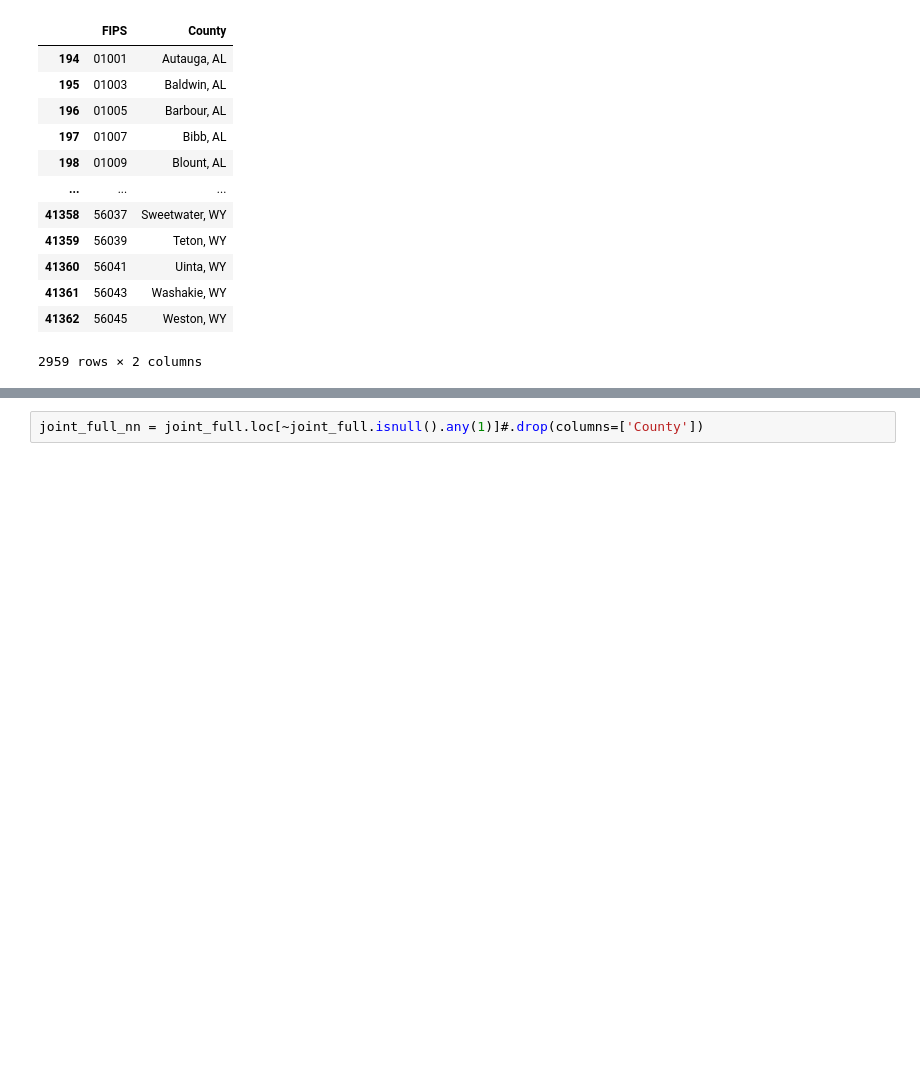
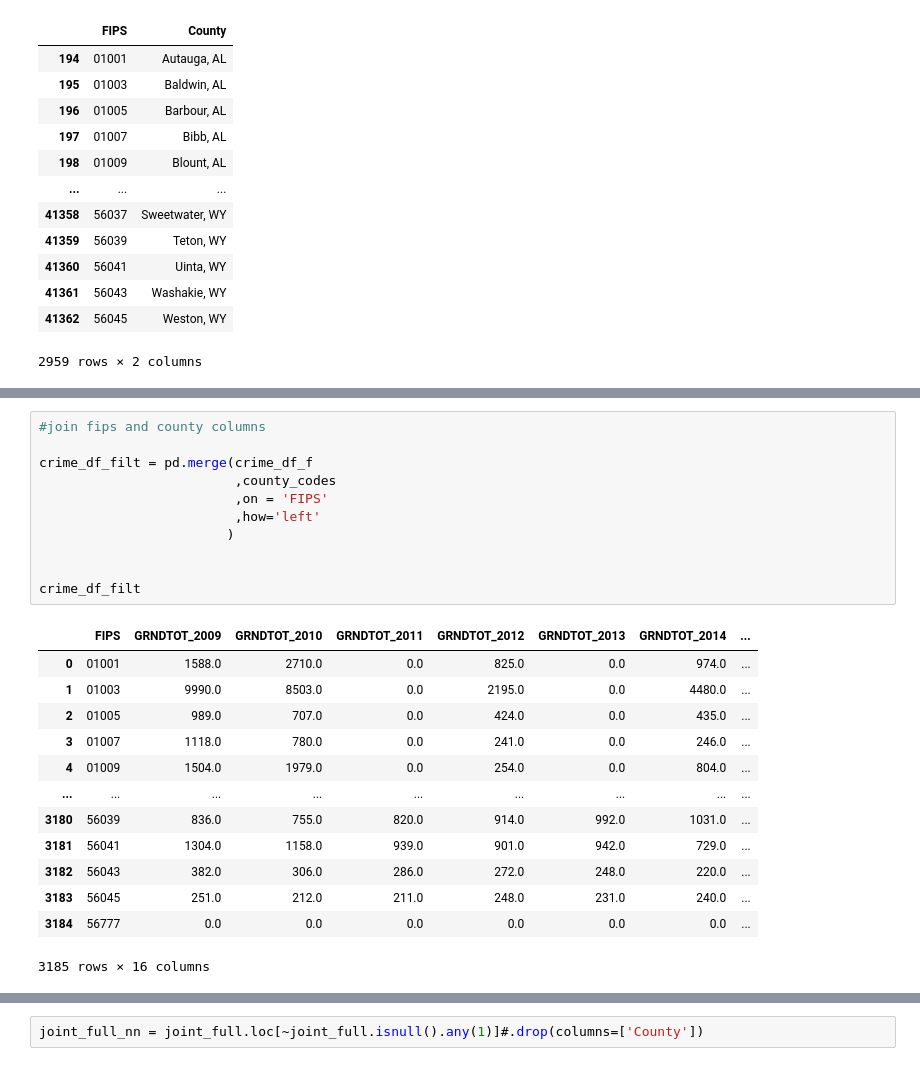
Before and after one commit to erv4gen/Research-Salvage-Autos, a Jupyter notebook: Structure-Demographics-County.ipynb, the cells around one changed output, grey strips where cells are left out. Saved outputs shown, nothing was run; the diff lists cells and outputs as text; blank space fills up the shorter version.

```diff
--- a/Structure-Demographics-County.ipynb
+++ b/Structure-Demographics-County.ipynb
@@ -305,0 +333,25 @@ Name: index, dtype: int64
+# %%
+#join fips and county columns
+
+crime_df_filt = pd.merge(crime_df_f
+                         ,county_codes
+                         ,on = 'FIPS'
+                         ,how='left'
+                        )
+
+
+crime_df_filt
+# %% [output]
+|  | FIPS | GRNDTOT_2009 | GRNDTOT_2010 | GRNDTOT_2011 | GRNDTOT_2012 | GRNDTOT_2013 | GRNDTOT_2014 | ... |
+| 0 | 01001 | 1588.0 | 2710.0 | 0.0 | 825.0 | 0.0 | 974.0 | ... |
+| 1 | 01003 | 9990.0 | 8503.0 | 0.0 | 2195.0 | 0.0 | 4480.0 | ... |
+| 2 | 01005 | 989.0 | 707.0 | 0.0 | 424.0 | 0.0 | 435.0 | ... |
+| 3 | 01007 | 1118.0 | 780.0 | 0.0 | 241.0 | 0.0 | 246.0 | ... |
+| 4 | 01009 | 1504.0 | 1979.0 | 0.0 | 254.0 | 0.0 | 804.0 | ... |
+| ... | ... | ... | ... | ... | ... | ... | ... | ... |
+| 3180 | 56039 | 836.0 | 755.0 | 820.0 | 914.0 | 992.0 | 1031.0 | ... |
+| 3181 | 56041 | 1304.0 | 1158.0 | 939.0 | 901.0 | 942.0 | 729.0 | ... |
+| 3182 | 56043 | 382.0 | 306.0 | 286.0 | 272.0 | 248.0 | 220.0 | ... |
+| 3183 | 56045 | 251.0 | 212.0 | 211.0 | 248.0 | 231.0 | 240.0 | ... |
+| 3184 | 56777 | 0.0 | 0.0 | 0.0 | 0.0 | 0.0 | 0.0 | ... |
+3185 rows × 16 columns
```
Also changed, not shown: parts of 13 cells of this notebook, 3 other files.
